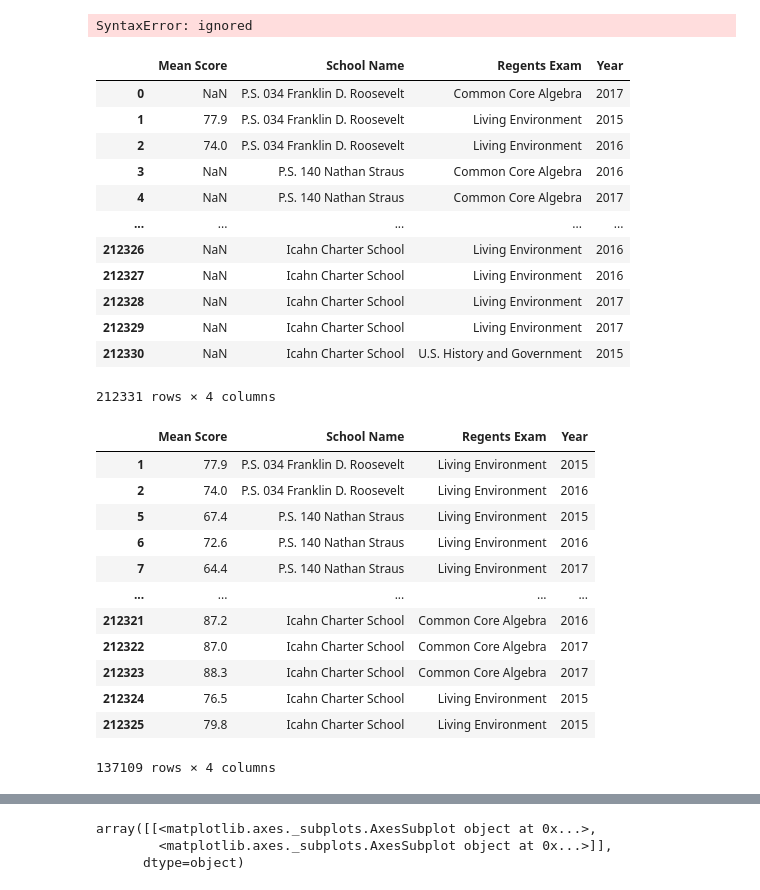
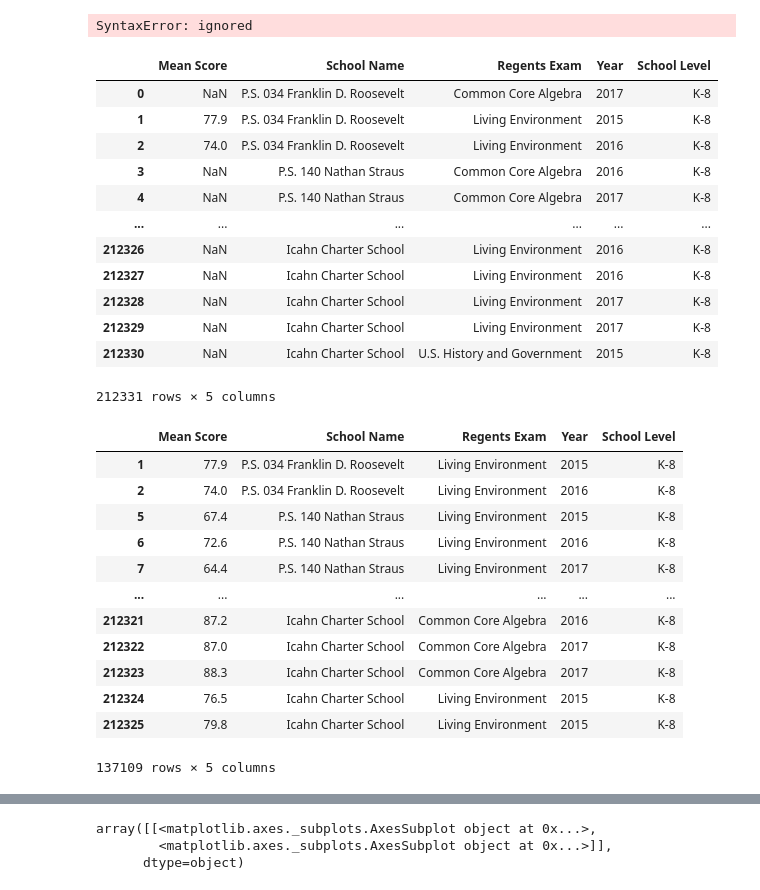
Before and after one commit to tuccib/CUNY-LAG, a Jupyter notebook: 210625_Project1_Bruno_Tucci.ipynb, the cells around one changed output, grey strips where cells are left out. Cells and saved outputs as stored; diff of their text form; code cells hidden in the pictures.

```diff
--- a/210625_Project1_Bruno_Tucci.ipynb
+++ b/210625_Project1_Bruno_Tucci.ipynb
@@ -326,35 +338,35 @@ df['Mean Score].groupby(['Regents Exam'])
 # %% [output]
 SyntaxError: ignored
 # %%
-df5 = df[['Mean Score', 'School Name', 'Regents Exam', 'Year']]
+df5 = df[['Mean Score', 'School Name', 'Regents Exam', 'Year', 'School Level']]
 df5
 # %% [output]
-|  | Mean Score | School Name | Regents Exam | Year |
-| 0 | NaN | P.S. 034 Franklin D. Roosevelt | Common Core Algebra | 2017 |
-| 1 | 77.9 | P.S. 034 Franklin D. Roosevelt | Living Environment | 2015 |
-| 2 | 74.0 | P.S. 034 Franklin D. Roosevelt | Living Environment | 2016 |
-| 3 | NaN | P.S. 140 Nathan Straus | Common Core Algebra | 2016 |
-| 4 | NaN | P.S. 140 Nathan Straus | Common Core Algebra | 2017 |
-| ... | ... | ... | ... | ... |
-| 212326 | NaN | Icahn Charter School | Living Environment | 2016 |
-| 212327 | NaN | Icahn Charter School | Living Environment | 2016 |
-| 212328 | NaN | Icahn Charter School | Living Environment | 2017 |
-| 212329 | NaN | Icahn Charter School | Living Environment | 2017 |
-| 212330 | NaN | Icahn Charter School | U.S. History and Government | 2015 |
+|  | Mean Score | School Name | Regents Exam | Year | School Level |
+| 0 | NaN | P.S. 034 Franklin D. Roosevelt | Common Core Algebra | 2017 | K-8 |
+| 1 | 77.9 | P.S. 034 Franklin D. Roosevelt | Living Environment | 2015 | K-8 |
+| 2 | 74.0 | P.S. 034 Franklin D. Roosevelt | Living Environment | 2016 | K-8 |
+| 3 | NaN | P.S. 140 Nathan Straus | Common Core Algebra | 2016 | K-8 |
+| 4 | NaN | P.S. 140 Nathan Straus | Common Core Algebra | 2017 | K-8 |
+| ... | ... | ... | ... | ... | ... |
+| 212326 | NaN | Icahn Charter School | Living Environment | 2016 | K-8 |
+| 212327 | NaN | Icahn Charter School | Living Environment | 2016 | K-8 |
+| 212328 | NaN | Icahn Charter School | Living Environment | 2017 | K-8 |
+| 212329 | NaN | Icahn Charter School | Living Environment | 2017 | K-8 |
+| 212330 | NaN | Icahn Charter School | U.S. History and Government | 2015 | K-8 |
-212331 rows × 4 columns
+212331 rows × 5 columns
 # %%
 df5[df5['Mean Score']>0]
 # %% [output]
-|  | Mean Score | School Name | Regents Exam | Year |
-| 1 | 77.9 | P.S. 034 Franklin D. Roosevelt | Living Environment | 2015 |
-| 2 | 74.0 | P.S. 034 Franklin D. Roosevelt | Living Environment | 2016 |
-| 5 | 67.4 | P.S. 140 Nathan Straus | Living Environment | 2015 |
-| 6 | 72.6 | P.S. 140 Nathan Straus | Living Environment | 2016 |
-| 7 | 64.4 | P.S. 140 Nathan Straus | Living Environment | 2017 |
-| ... | ... | ... | ... | ... |
-| 212321 | 87.2 | Icahn Charter School | Common Core Algebra | 2016 |
-| 212322 | 87.0 | Icahn Charter School | Common Core Algebra | 2017 |
-| 212323 | 88.3 | Icahn Charter School | Common Core Algebra | 2017 |
-| 212324 | 76.5 | Icahn Charter School | Living Environment | 2015 |
-| 212325 | 79.8 | Icahn Charter School | Living Environment | 2015 |
+|  | Mean Score | School Name | Regents Exam | Year | School Level |
+| 1 | 77.9 | P.S. 034 Franklin D. Roosevelt | Living Environment | 2015 | K-8 |
+| 2 | 74.0 | P.S. 034 Franklin D. Roosevelt | Living Environment | 2016 | K-8 |
+| 5 | 67.4 | P.S. 140 Nathan Straus | Living Environment | 2015 | K-8 |
+| 6 | 72.6 | P.S. 140 Nathan Straus | Living Environment | 2016 | K-8 |
+| 7 | 64.4 | P.S. 140 Nathan Straus | Living Environment | 2017 | K-8 |
+| ... | ... | ... | ... | ... | ... |
+| 212321 | 87.2 | Icahn Charter School | Common Core Algebra | 2016 | K-8 |
+| 212322 | 87.0 | Icahn Charter School | Common Core Algebra | 2017 | K-8 |
+| 212323 | 88.3 | Icahn Charter School | Common Core Algebra | 2017 | K-8 |
+| 212324 | 76.5 | Icahn Charter School | Living Environment | 2015 | K-8 |
+| 212325 | 79.8 | Icahn Charter School | Living Environment | 2015 | K-8 |
-137109 rows × 4 columns
+137109 rows × 5 columns
```
Also changed, not shown: parts of 11 cells of this notebook.
